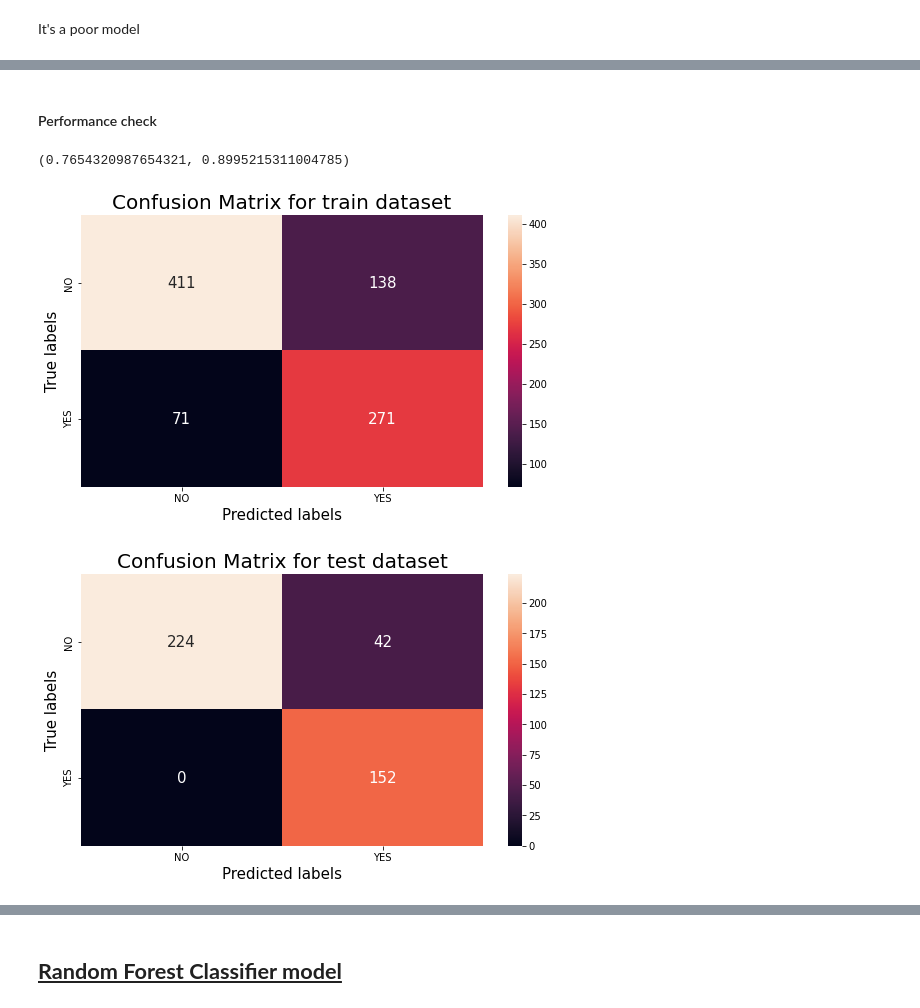
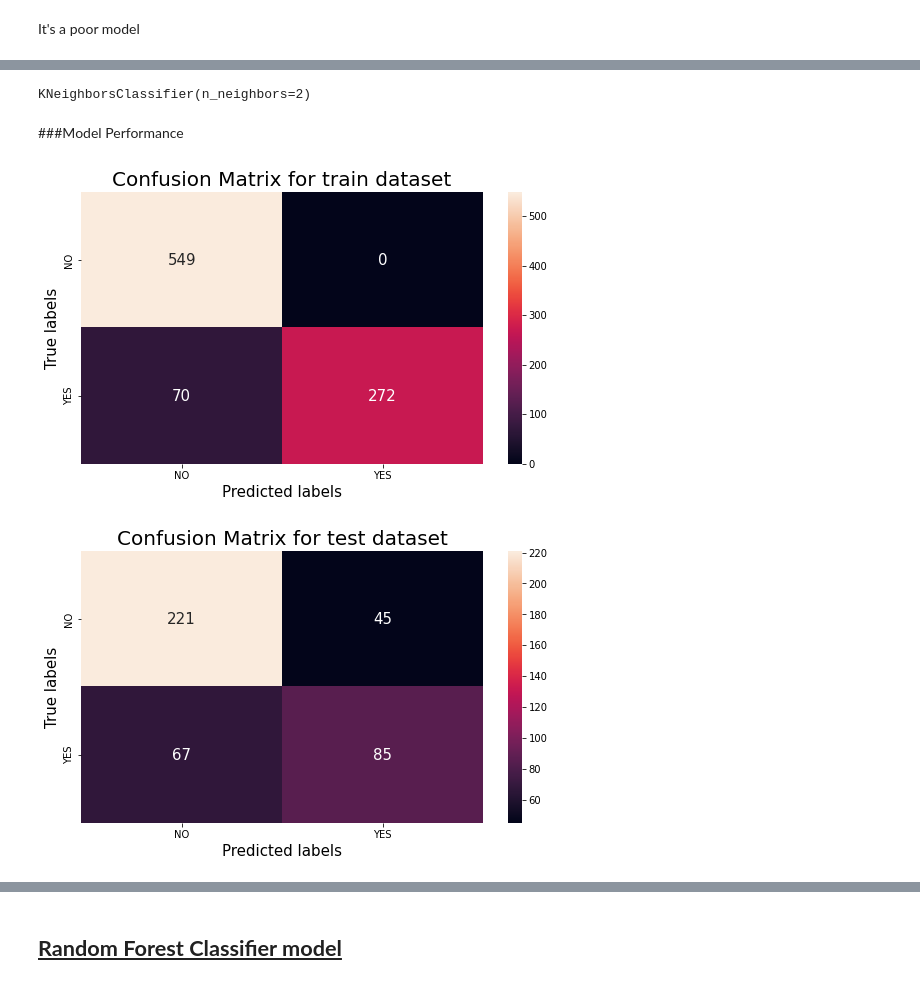
Before and after one commit to RoshanJamthe/Kaggle-competition-Titanic-disaster-survival-prediction, a Jupyter notebook: Copy_of_Titanic_Survival_Prediction.ipynb, the cells around one changed output, grey strips where cells are left out. Saved outputs shown, nothing was run; the diff lists cells and outputs as text; code cells hidden in the pictures.

Commit message:
Score : 0.79425, 9th submission, kept only pclass,sex,sibsp,fare,parch,prefix,surname

```diff
--- a/Copy_of_Titanic_Survival_Prediction.ipynb
+++ b/Copy_of_Titanic_Survival_Prediction.ipynb
@@ -513,2 +298,0 @@ df = pd.get_dummies(df, columns=['Sex','Embarked','prefix', 'ticket_port','Cabin
-# %%
-df['ticket_num'] = df['ticket_num'].astype('int')
@@ -1141,0 +678,16 @@ lasso_bayes_optimal = lasso_bayes.best_estimator_
+# %%
+# Generate plot
+test_accuracy_list = test_accuracy.tolist()
+best_neighbor = test_accuracy_list.index(max(test_accuracy_list)) + 1
+plt.figure(figsize=(9,6))
+
+plt.title('k-NN Varying number of neighbors')
+plt.plot(neighbors, test_accuracy, label='Testing Accuracy')
+plt.plot(neighbors, train_accuracy, label='Training accuracy')
+plt.axvline(best_neighbor,label = f'best no. of neighbor = {best_neighbor}')
+
+plt.legend()
+plt.xlabel('Number of neighbors',fontsize=14)
+plt.ylabel('Accuracy',fontsize=14)
+plt.title('Learning curve of K Nearest Neighbor model',fontsize=20)
+plt.show()
@@ -1142,7 +696,10 @@ lasso_bayes_optimal = lasso_bayes.best_estimator_
+# %%
+# Setup a knn classifier with k neighbors
+knn = KNeighborsClassifier(n_neighbors=best_neighbor)
+
+# Fit the model
+knn.fit(X_train, y_train)
+# %% [output]
+KNeighborsClassifier(n_neighbors=2)
 # %% [markdown]
-#### Performance check
+###Model Performance
-# %%
-# Get the scores on both train and test data
-lasso_bayes_optimal.score(X_train,y_train), lasso_bayes_optimal.score(X_test,y_test)
-# %% [output]
-(0.7654320987654321, 0.8995215311004785)
@@ -1149,10 +709,26 @@ lasso_bayes_optimal.score(X_train,y_train), lasso_bayes_optimal.score(X_test,y_t
+# %%
+# Get the confusion matrix and label it
+def get_confusion_matrix(model_name, X, y,label):
+  test_class_preds = model_name.predict(X)
+  plt.figure(figsize=(9,5))
+  labels = ['NO', 'YES']
+  cm = confusion_matrix(y, test_class_preds)
+  ax= plt.subplot()
+  sns.heatmap(cm, annot=True, ax = ax, fmt='d',annot_kws={"size":15}); #annot=True to annotate cells
+
+  # labels, title and ticks
+  ax.set_xlabel('Predicted labels',fontsize=15)
+  ax.set_ylabel('True labels',fontsize=15)
+  ax.set_title(f'Confusion Matrix for {label} dataset',fontsize=20)
+  ax.xaxis.set_ticklabels(labels)
+  ax.yaxis.set_ticklabels(labels)
 # %%
-# Get confusion matrix for train data
-get_confusion_matrix(lasso_bayes_optimal,X_train,y_train,'train')
+# get confusion matrix for train data
+get_confusion_matrix(knn, X_train, y_train, 'train')
 # %% [output]
-[figure, old version]
+[figure, new version]
 # %%
-# Get confusion matrix for test data
-get_confusion_matrix(lasso_bayes_optimal,X_test,y_test,'test')
+# get confusion matrix for test data
+get_confusion_matrix(knn, X_test,y_test,'test')
 # %% [output]
-[figure, old version]
+[figure, new version]
```
Also changed, not shown: parts of 157 cells of this notebook.
